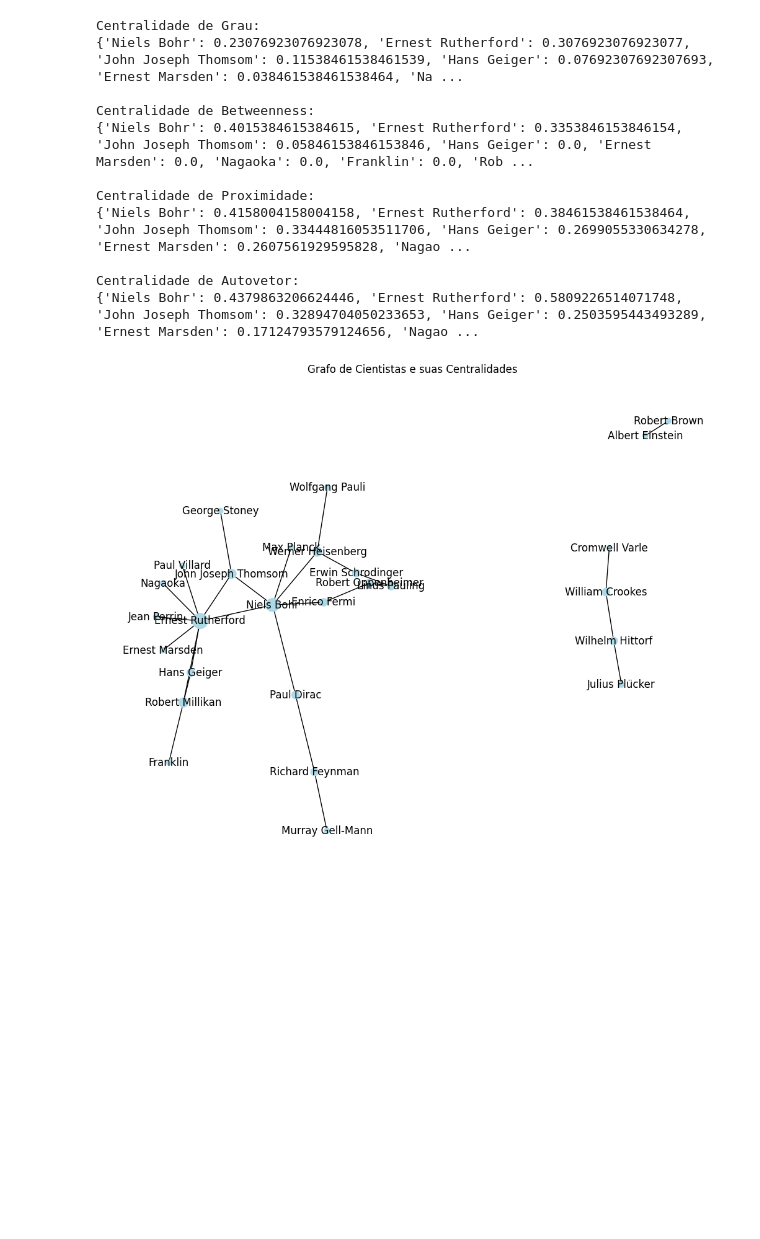
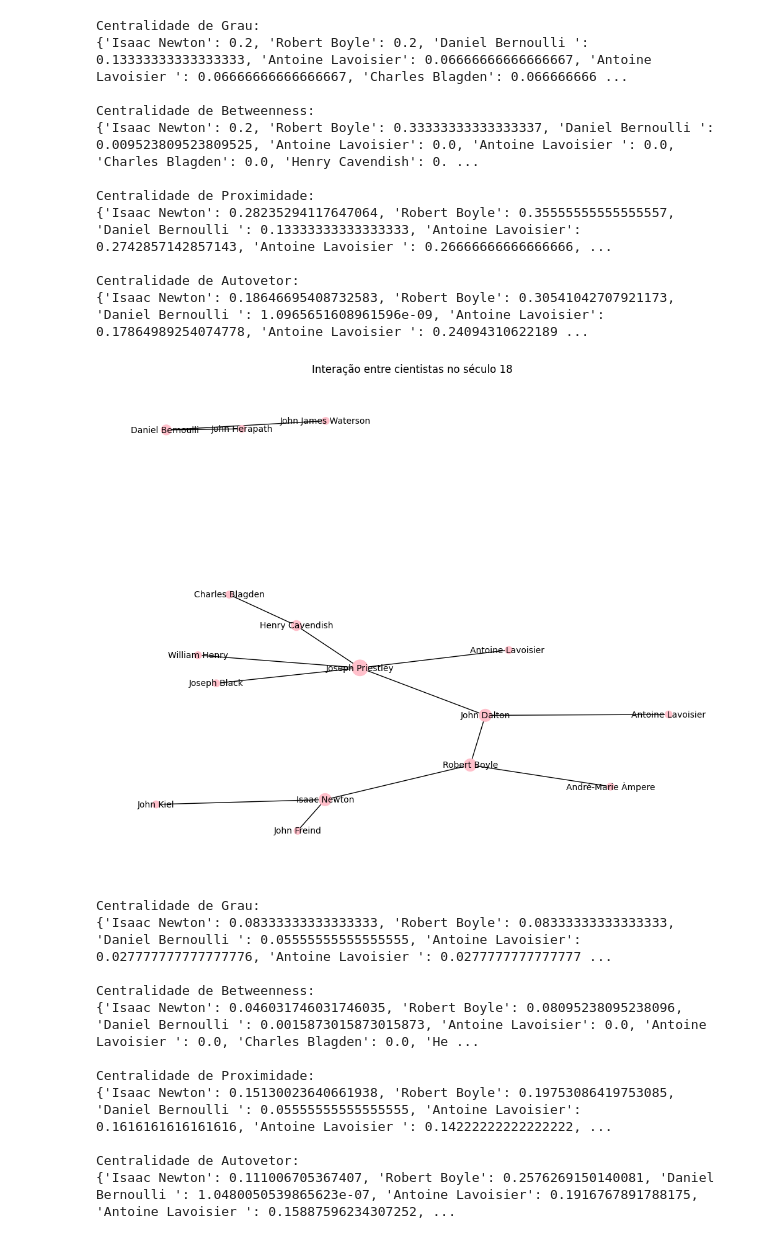
Before and after one commit to priscilahora/Atomic-Theory-Influence, a Jupyter notebook: analise_1.ipynb, the cells around one changed output. Saved outputs shown, nothing was run; the diff lists cells and outputs as text; code cells hidden in the pictures; blank space fills up the shorter version.

```diff
--- a/analise_1.ipynb
+++ b/analise_1.ipynb
@@ -5,17 +9,3 @@ import pandas as pd
 # %%
 node_df = pd.read_excel('scientists.xlsx', sheet_name='Nós')
 edge_df = pd.read_excel('scientists.xlsx', sheet_name='Arestas')
-# %%
-G = nx.Graph()
-
-for _, row in node_df.iterrows():
-    G.add_node(row['Cientista'])
-
-for _, row in edge_df.iterrows():
-    G.add_edge(row['Cientista Origem'], row['Cientista Destino'])
-
-
-degree_centrality = nx.degree_centrality(G)
-betweenness_centrality = nx.betweenness_centrality(G)
-closeness_centrality = nx.closeness_centrality(G)
-eigenvector_centrality = nx.eigenvector_centrality(G)
@@ -40,31 +12,60 @@ Max Planck
 # %%
-print("Centralidade de Grau:")
-print(degree_centrality)
+G = nx.Graph()
 
-print("\nCentralidade de Betweenness:")
-print(betweenness_centrality)
+edge_sec = edge_df.groupby(['Seculo_Interacao'])
 
-print("\nCentralidade de Proximidade:")
-print(closeness_centrality)
+for name, group in edge_sec:
+    if isinstance(name, tuple):
+        name = name[0]
+    for _, row in group.iterrows():
+        unique_scientist = group['Cientista_Origem'].unique()
+        for scientist in unique_scientist:
+            G.add_node(scientist)
+        G.add_edge(row['Cientista_Origem'], row['Cientista_Destino'])
 
-print("\nCentralidade de Autovetor:")
-print(eigenvector_centrality)
+    degree_centrality = nx.degree_centrality(G)
+    betweenness_centrality = nx.betweenness_centrality(G)
+    closeness_centrality = nx.closeness_centrality(G)
+    eigenvector_centrality = nx.eigenvector_centrality(G)
 
-node_sizes = [degree_centrality[node] * 1000 for node in G.nodes()]
-plt.figure(figsize=(10, 8))
-nx.draw(G, with_labels=True, node_size=node_sizes, node_color='lightblue', font_size=12)
-plt.title("Grafo de Cientistas e suas Centralidades")
-plt.show()
+    print("Centralidade de Grau:")
+    print(degree_centrality)
+
+    print("\nCentralidade de Betweenness:")
+    print(betweenness_centrality)
+
+    print("\nCentralidade de Proximidade:")
+    print(closeness_centrality)
+
+    print("\nCentralidade de Autovetor:")
+    print(eigenvector_centrality)
+
+    node_sizes = [degree_centrality[node] * 1000 for node in G.nodes()]
+    plt.figure(figsize=(10, 8))
+    nx.draw(G, with_labels=True, node_size=node_sizes, node_color='pink', font_size=10)
+    plt.title(f"Interação entre cientistas no século {name}")
+    plt.show()
 # %% [output]
 Centralidade de Grau:
-{'Niels Bohr': 0.23076923076923078, 'Ernest Rutherford': 0.3076923076923077, 'John Joseph Thomsom': 0.11538461538461539, 'Hans Geiger': 0.07692307692307693, 'Ernest Marsden': 0.038461538461538464, 'Na ...
+{'Isaac Newton': 0.2, 'Robert Boyle': 0.2, 'Daniel Bernoulli ': 0.13333333333333333, 'Antoine Lavoisier': 0.06666666666666667, 'Antoine Lavoisier ': 0.06666666666666667, 'Charles Blagden': 0.066666666 ...
 
 Centralidade de Betweenness:
-{'Niels Bohr': 0.4015384615384615, 'Ernest Rutherford': 0.3353846153846154, 'John Joseph Thomsom': 0.05846153846153846, 'Hans Geiger': 0.0, 'Ernest Marsden': 0.0, 'Nagaoka': 0.0, 'Franklin': 0.0, 'Rob ...
+{'Isaac Newton': 0.2, 'Robert Boyle': 0.33333333333333337, 'Daniel Bernoulli ': 0.009523809523809525, 'Antoine Lavoisier': 0.0, 'Antoine Lavoisier ': 0.0, 'Charles Blagden': 0.0, 'Henry Cavendish': 0. ...
 
 Centralidade de Proximidade:
-{'Niels Bohr': 0.4158004158004158, 'Ernest Rutherford': 0.38461538461538464, 'John Joseph Thomsom': 0.33444816053511706, 'Hans Geiger': 0.2699055330634278, 'Ernest Marsden': 0.2607561929595828, 'Nagao ...
+{'Isaac Newton': 0.28235294117647064, 'Robert Boyle': 0.35555555555555557, 'Daniel Bernoulli ': 0.13333333333333333, 'Antoine Lavoisier': 0.2742857142857143, 'Antoine Lavoisier ': 0.26666666666666666, ...
 
 Centralidade de Autovetor:
-{'Niels Bohr': 0.4379863206624446, 'Ernest Rutherford': 0.5809226514071748, 'John Joseph Thomsom': 0.32894704050233653, 'Hans Geiger': 0.2503595443493289, 'Ernest Marsden': 0.17124793579124656, 'Nagao ...
+{'Isaac Newton': 0.18646695408732583, 'Robert Boyle': 0.30541042707921173, 'Daniel Bernoulli ': 1.0965651608961596e-09, 'Antoine Lavoisier': 0.17864989254074778, 'Antoine Lavoisier ': 0.24094310622189 ...
-[figure, old version]
+[figure, new version]
+Centralidade de Grau:
+{'Isaac Newton': 0.08333333333333333, 'Robert Boyle': 0.08333333333333333, 'Daniel Bernoulli ': 0.05555555555555555, 'Antoine Lavoisier': 0.027777777777777776, 'Antoine Lavoisier ': 0.0277777777777777 ...
+
+Centralidade de Betweenness:
+{'Isaac Newton': 0.046031746031746035, 'Robert Boyle': 0.08095238095238096, 'Daniel Bernoulli ': 0.0015873015873015873, 'Antoine Lavoisier': 0.0, 'Antoine Lavoisier ': 0.0, 'Charles Blagden': 0.0, 'He ...
+
+Centralidade de Proximidade:
+{'Isaac Newton': 0.15130023640661938, 'Robert Boyle': 0.19753086419753085, 'Daniel Bernoulli ': 0.05555555555555555, 'Antoine Lavoisier': 0.1616161616161616, 'Antoine Lavoisier ': 0.14222222222222222, ...
+
+Centralidade de Autovetor:
+{'Isaac Newton': 0.111006705367407, 'Robert Boyle': 0.2576269150140081, 'Daniel Bernoulli ': 1.0480050539865623e-07, 'Antoine Lavoisier': 0.1916767891788175, 'Antoine Lavoisier ': 0.15887596234307252, ...
```
Also changed, not shown: parts of 5 cells of this notebook, 3 other files.
